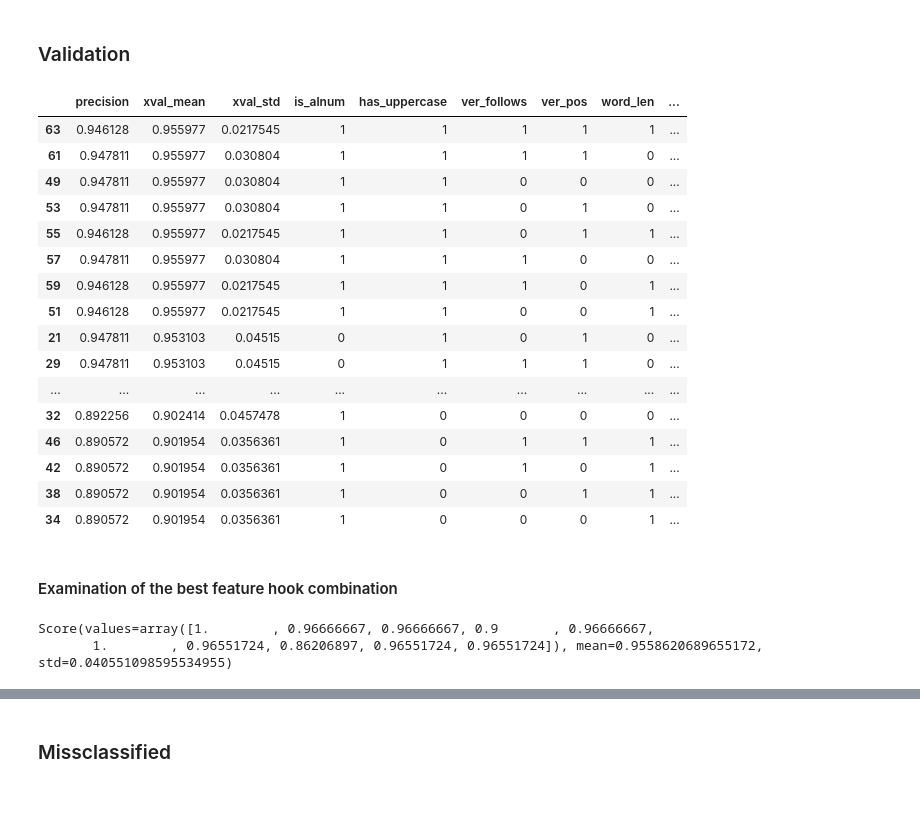
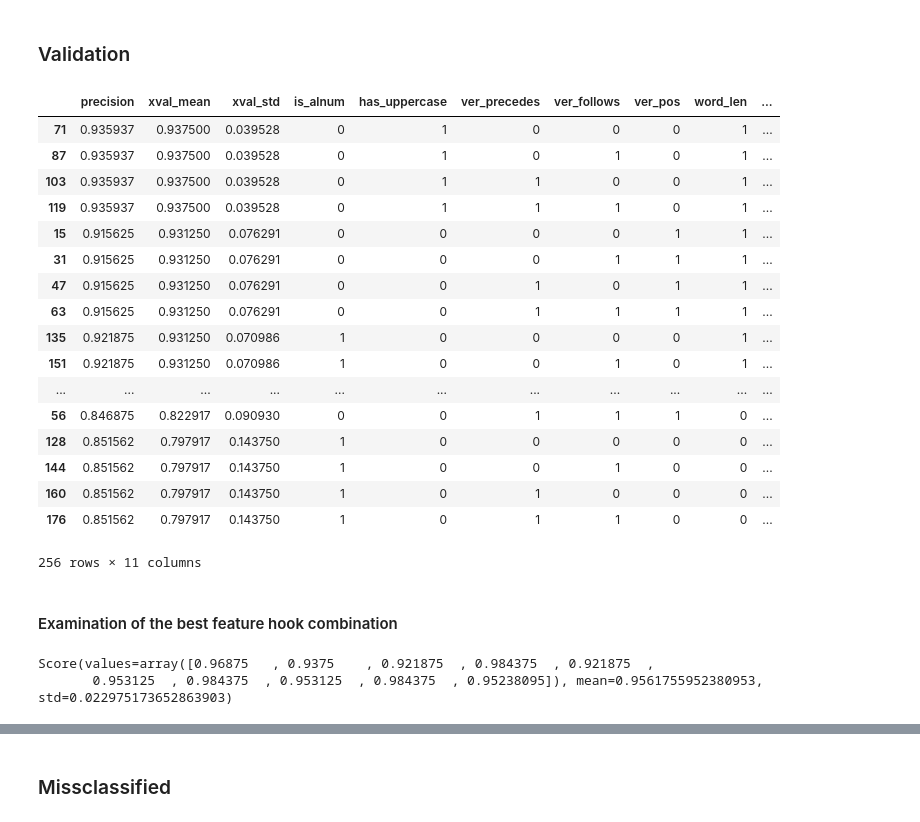
Before and after one commit to fabric8-analytics/fabric8-analytics-nvd-toolkit, a Jupyter notebook: examples/grid_search.ipynb, the cells around one changed output, grey strips where cells are left out. Drawn from its saved outputs; the diff is of its cells as text; code cells hidden in the pictures.

```diff
--- a/examples/grid_search.ipynb
+++ b/examples/grid_search.ipynb
@@ -23,7 +23,7 @@ from toolkit import pipelines, utils
 Hook.clear_current_instances()
 # %%
 # get the nvd feed
-feed = NVD.from_feeds(feed_names=[2017])
+feed = NVD.from_feeds(feed_names=[2018, 'recent'])
 feed.update()
 
 DATA = list(feed.cves())
@@ -76,9 +76,11 @@ feature_hooks.vendor_product_match_hook.default_kwargs = {'cve_dict': cve_dict}
 FEATURE_HOOKS = [
     feature_hooks.is_alnum_hook,
     feature_hooks.has_uppercase_hook,
+    feature_hooks.ver_precedes_hook,
     feature_hooks.ver_follows_hook,
     feature_hooks.ver_pos_hook,
     feature_hooks.word_len_hook,
+    feature_hooks.word_in_dict_hook,
     feature_hooks.vendor_product_match_hook
 ]
 # %%
@@ -102,6 +104,8 @@ prediction_filters = [stopwords_filter, version_filter, num_tag_filter]
 # %%
 def parallel_evaluation(mask):
     """Execute parallel evaluation of feature hooks by given mask."""
+    global RUN_NUM
+
     featureset, labels = pipelines.extract_labeled_features(
         data=DATA,
         nvd_attributes=['cve_id', 'description'],
@@ -134,6 +138,8 @@ def parallel_evaluation(mask):
     )
     xval_mean, xval_std = xval_score.mean, xval_score.std
 
+#     print(f"Finished with precision: {precision} ; xval_mean: {xval_mean} ; xval_std: {xval_std}")
+
     return precision, xval_mean, xval_std
 # %% [markdown]
 ### Validation
@@ -162,28 +168,29 @@ eval_results = proc.get()
 # %%
 df_eval = pd.DataFrame(
     data=[(*acc, *mask) for acc, mask in zip(eval_results, mask_list)],
     columns=['precision', 'xval_mean', 'xval_std'] + [hook.key for hook in FEATURE_HOOKS]
 )
 
-df_eval.sort_values(by='xval_mean', ascending=False).style.set_properties(**{'width':'10em'})
+df_eval.sort_values(by=['xval_mean', 'xval_std'], ascending=False)#.style.set_properties(**{'width':'10em'})
 # %% [output]
-|  | precision | xval_mean | xval_std | is_alnum | has_uppercase | ver_follows | ver_pos | word_len | ... |
-| 63 | 0.946128 | 0.955977 | 0.0217545 | 1 | 1 | 1 | 1 | 1 | ... |
-| 61 | 0.947811 | 0.955977 | 0.030804 | 1 | 1 | 1 | 1 | 0 | ... |
-| 49 | 0.947811 | 0.955977 | 0.030804 | 1 | 1 | 0 | 0 | 0 | ... |
-| 53 | 0.947811 | 0.955977 | 0.030804 | 1 | 1 | 0 | 1 | 0 | ... |
-| 55 | 0.946128 | 0.955977 | 0.0217545 | 1 | 1 | 0 | 1 | 1 | ... |
-| 57 | 0.947811 | 0.955977 | 0.030804 | 1 | 1 | 1 | 0 | 0 | ... |
-| 59 | 0.946128 | 0.955977 | 0.0217545 | 1 | 1 | 1 | 0 | 1 | ... |
-| 51 | 0.946128 | 0.955977 | 0.0217545 | 1 | 1 | 0 | 0 | 1 | ... |
-| 21 | 0.947811 | 0.953103 | 0.04515 | 0 | 1 | 0 | 1 | 0 | ... |
-| 29 | 0.947811 | 0.953103 | 0.04515 | 0 | 1 | 1 | 1 | 0 | ... |
-| ... | ... | ... | ... | ... | ... | ... | ... | ... | ... |
-| 32 | 0.892256 | 0.902414 | 0.0457478 | 1 | 0 | 0 | 0 | 0 | ... |
-| 46 | 0.890572 | 0.901954 | 0.0356361 | 1 | 0 | 1 | 1 | 1 | ... |
-| 42 | 0.890572 | 0.901954 | 0.0356361 | 1 | 0 | 1 | 0 | 1 | ... |
-| 38 | 0.890572 | 0.901954 | 0.0356361 | 1 | 0 | 0 | 1 | 1 | ... |
-| 34 | 0.890572 | 0.901954 | 0.0356361 | 1 | 0 | 0 | 0 | 1 | ... |
+|  | precision | xval_mean | xval_std | is_alnum | has_uppercase | ver_precedes | ver_follows | ver_pos | word_len | ... |
+| 71 | 0.935937 | 0.937500 | 0.039528 | 0 | 1 | 0 | 0 | 0 | 1 | ... |
+| 87 | 0.935937 | 0.937500 | 0.039528 | 0 | 1 | 0 | 1 | 0 | 1 | ... |
+| 103 | 0.935937 | 0.937500 | 0.039528 | 0 | 1 | 1 | 0 | 0 | 1 | ... |
+| 119 | 0.935937 | 0.937500 | 0.039528 | 0 | 1 | 1 | 1 | 0 | 1 | ... |
+| 15 | 0.915625 | 0.931250 | 0.076291 | 0 | 0 | 0 | 0 | 1 | 1 | ... |
+| 31 | 0.915625 | 0.931250 | 0.076291 | 0 | 0 | 0 | 1 | 1 | 1 | ... |
+| 47 | 0.915625 | 0.931250 | 0.076291 | 0 | 0 | 1 | 0 | 1 | 1 | ... |
+| 63 | 0.915625 | 0.931250 | 0.076291 | 0 | 0 | 1 | 1 | 1 | 1 | ... |
+| 135 | 0.921875 | 0.931250 | 0.070986 | 1 | 0 | 0 | 0 | 0 | 1 | ... |
+| 151 | 0.921875 | 0.931250 | 0.070986 | 1 | 0 | 0 | 1 | 0 | 1 | ... |
+| ... | ... | ... | ... | ... | ... | ... | ... | ... | ... | ... |
+| 56 | 0.846875 | 0.822917 | 0.090930 | 0 | 0 | 1 | 1 | 1 | 0 | ... |
+| 128 | 0.851562 | 0.797917 | 0.143750 | 1 | 0 | 0 | 0 | 0 | 0 | ... |
+| 144 | 0.851562 | 0.797917 | 0.143750 | 1 | 0 | 0 | 1 | 0 | 0 | ... |
+| 160 | 0.851562 | 0.797917 | 0.143750 | 1 | 0 | 1 | 0 | 0 | 0 | ... |
+| 176 | 0.851562 | 0.797917 | 0.143750 | 1 | 0 | 1 | 1 | 0 | 0 | ... |
+256 rows × 11 columns
 # %% [markdown]
 #### Examination of the best feature hook combination
 # %%
@@ -191,14 +198,14 @@ featureset, labels = pipelines.extract_labeled_features(
     data=DATA,
     nvd_attributes=['cve_id', 'description'],
     nltk_feed_attributes=['description'],
-    feature_hooks=list(compress(FEATURE_HOOKS, mask_list[55])),
+    feature_hooks=list(compress(FEATURE_HOOKS, mask_list[119])),  # use the default
     labeling_func=utils.find_
 )
 
 # split the data into train / test set
 X_train, X_test, y_train, y_test = train_test_split(
     featureset, labels,
-    test_size = 0.8,  # split in the ratio 1:5 to show how well the model generalizes
+    test_size = 0.2,  # split in the ratio 1:5 to show how well the model generalizes
     random_state=0
 )
 
@@ -213,11 +220,11 @@ score = cross_validate(
     sample=True,
     filter_hooks=prediction_filters
 )
+
+score
+# %% [output]
+Score(values=array([0.96875   , 0.9375    , 0.921875  , 0.984375  , 0.921875  ,
+       0.953125  , 0.984375  , 0.953125  , 0.984375  , 0.95238095]), mean=0.9561755952380953, std=0.022975173652863903)
-# %%
-score
-# %% [output]
-Score(values=array([1.        , 0.96666667, 0.96666667, 0.9       , 0.96666667,
-       1.        , 0.96551724, 0.86206897, 0.96551724, 0.96551724]), mean=0.9558620689655172, std=0.040551098595534955)
 # %%
 print("Cross validation accuracy: {:5.2f} (+/- {:5.3f}) %".format(score.mean * 100, score.std * 200))
 # %% [output]
```
Also changed, not shown: parts of 6 cells of this notebook, 6 other files.
